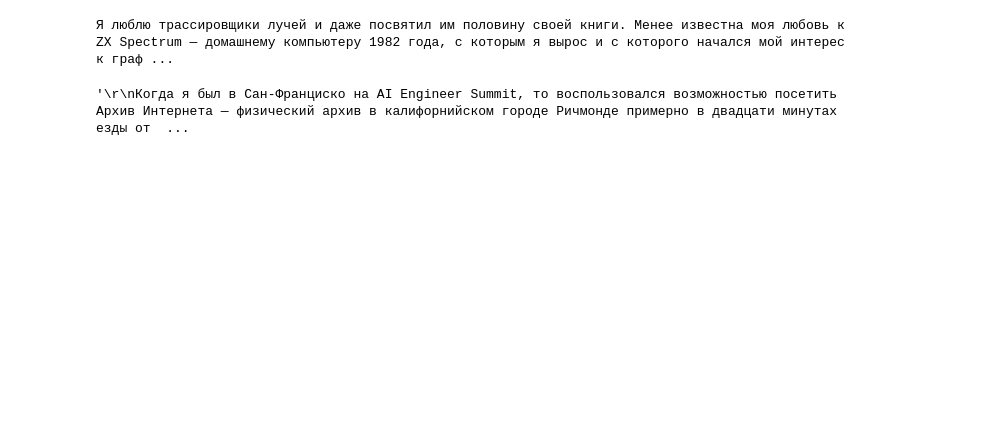
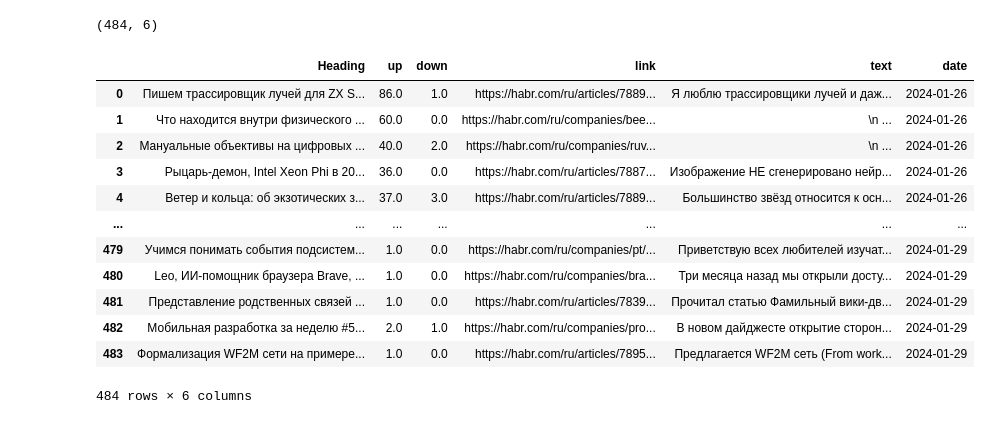
Before and after one commit to Mayonnaise-Slap/habr_scrapper, a Jupyter notebook: scratchbook.ipynb, the cells around one changed output. Saved outputs shown, nothing was run; the diff lists cells and outputs as text; code cells hidden in the pictures; blank space fills up the shorter version.

```diff
--- a/scratchbook.ipynb
+++ b/scratchbook.ipynb
@@ -114,6 +0,0 @@ def parse_a_link(soup: BeautifulSoup) -> BeautifulSoup:
-# %%
-p_ex = BeautifulSoup('<p>Я люблю трассировщики лучей и даже посвятил им <a href="https://gabrielgambetta.com/computer-graphics-from-scratch/02-basic-raytracing.html" rel="noopener noreferrer nofollow">половину своей книги</a>. Менее известна моя любовь к <a href="https://en.wikipedia.org/wiki/ZX_Spectrum" rel="noopener noreferrer nofollow">ZX Spectrum</a> — домашнему компьютеру 1982 года, с которым я вырос и с которого начался мой интерес к графике и программированию. По современным стандартам эта машина столь смехотворно слаба (и даже по стандартам 1980-х), поэтому возникает неизбежный вопрос: в какой степени удастся портировать трассировщик лучей из книги Computer Graphics from Scratch на ZX Spectrum?</p>')
-
-print(parse_a_link(p_ex).text)
-# %% [output]
-Я люблю трассировщики лучей и даже посвятил им половину своей книги. Менее известна моя любовь к ZX Spectrum — домашнему компьютеру 1982 года, с которым я вырос и с которого начался мой интерес к граф ...
@@ -128,6 +1,24 @@ def get_article_text(article_link: str) -> str:
-# %%
-link = "https://habr.com/ru/companies/beeline_tech/articles/788948/"
-
-get_article_text(link)
-# %% [output]
-'\r\nКогда я был в Сан-Франциско на AI Engineer Summit, то воспользовался возможностью посетить Архив Интернета — физический архив в калифорнийском городе Ричмонде примерно в двадцати минутах езды от  ...
+# %%
+import pandas as pd
+
+df = pd.read_csv("headings.csv")
+# %%
+df.shape
+# %% [output]
+(484, 6)
+# %%
+df
+# %% [output]
+|  | Heading | up | down | link | text | date |
+| 0 | Пишем трассировщик лучей для ZX S... | 86.0 | 1.0 | https://habr.com/ru/articles/7889... | Я люблю трассировщики лучей и даж... | 2024-01-26 |
+| 1 | Что находится внутри физического ... | 60.0 | 0.0 | https://habr.com/ru/companies/bee... | \n ... | 2024-01-26 |
+| 2 | Мануальные объективы на цифровых ... | 40.0 | 2.0 | https://habr.com/ru/companies/ruv... | \n ... | 2024-01-26 |
+| 3 | Рыцарь-демон, Intel Xeon Phi в 20... | 36.0 | 0.0 | https://habr.com/ru/articles/7887... | Изображение НЕ сгенерировано нейр... | 2024-01-26 |
+| 4 | Ветер и кольца: об экзотических з... | 37.0 | 3.0 | https://habr.com/ru/articles/7889... | Большинство звёзд относится к осн... | 2024-01-26 |
+| ... | ... | ... | ... | ... | ... | ... |
+| 479 | Учимся понимать события подсистем... | 1.0 | 0.0 | https://habr.com/ru/companies/pt/... | Приветствую всех любителей изучат... | 2024-01-29 |
+| 480 | Leo, ИИ-помощник браузера Brave, ... | 1.0 | 0.0 | https://habr.com/ru/companies/bra... | Три месяца назад мы открыли досту... | 2024-01-29 |
+| 481 | Представление родственных связей ... | 1.0 | 0.0 | https://habr.com/ru/articles/7839... | Прочитал статью Фамильный вики-дв... | 2024-01-29 |
+| 482 | Мобильная разработка за неделю #5... | 2.0 | 1.0 | https://habr.com/ru/companies/pro... | В новом дайджесте открытие сторон... | 2024-01-29 |
+| 483 | Формализация WF2M сети на примере... | 1.0 | 0.0 | https://habr.com/ru/articles/7895... | Предлагается WF2M сеть (From work... | 2024-01-29 |
+484 rows × 6 columns
```
Also changed, not shown: parts of 17 cells of this notebook, 4 other files.
